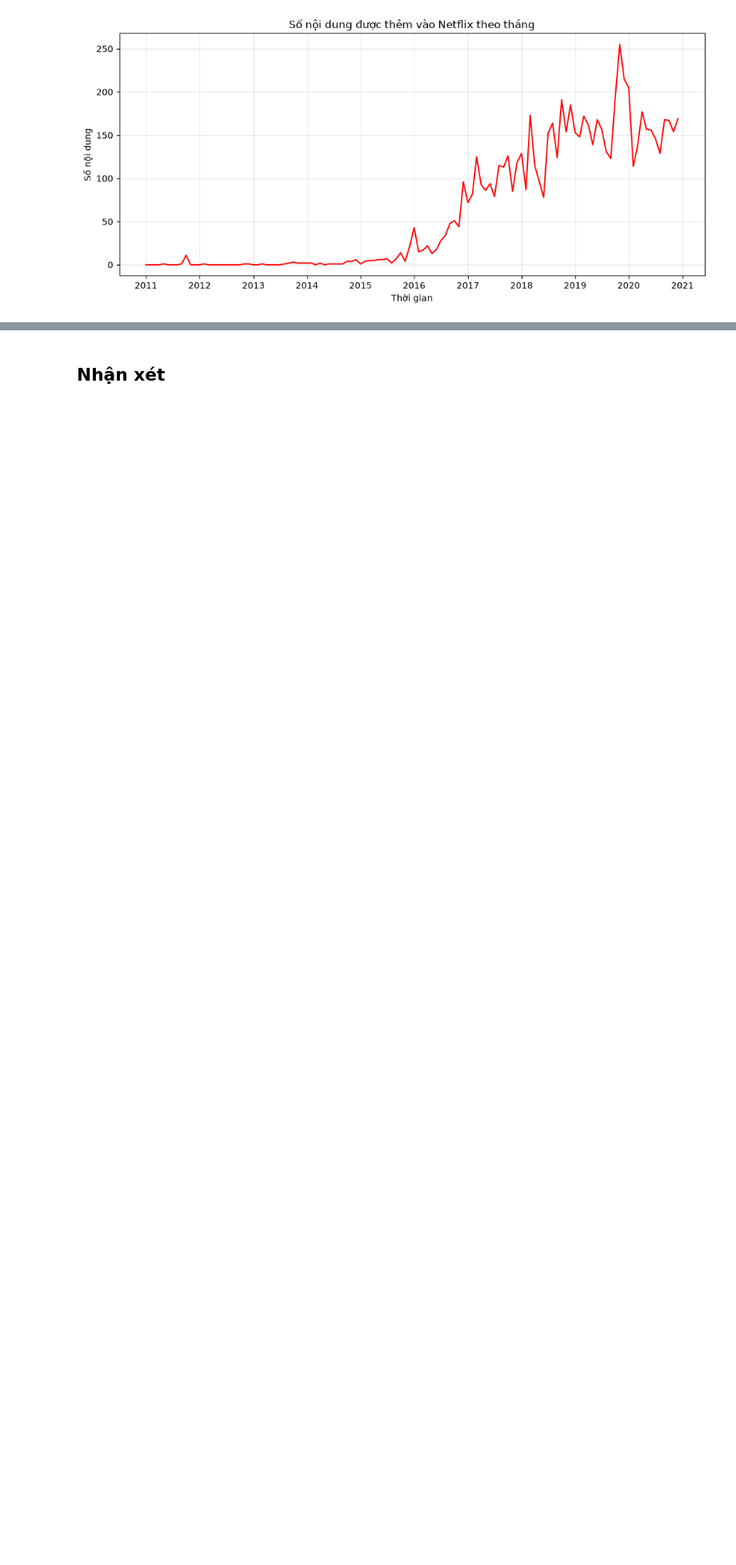
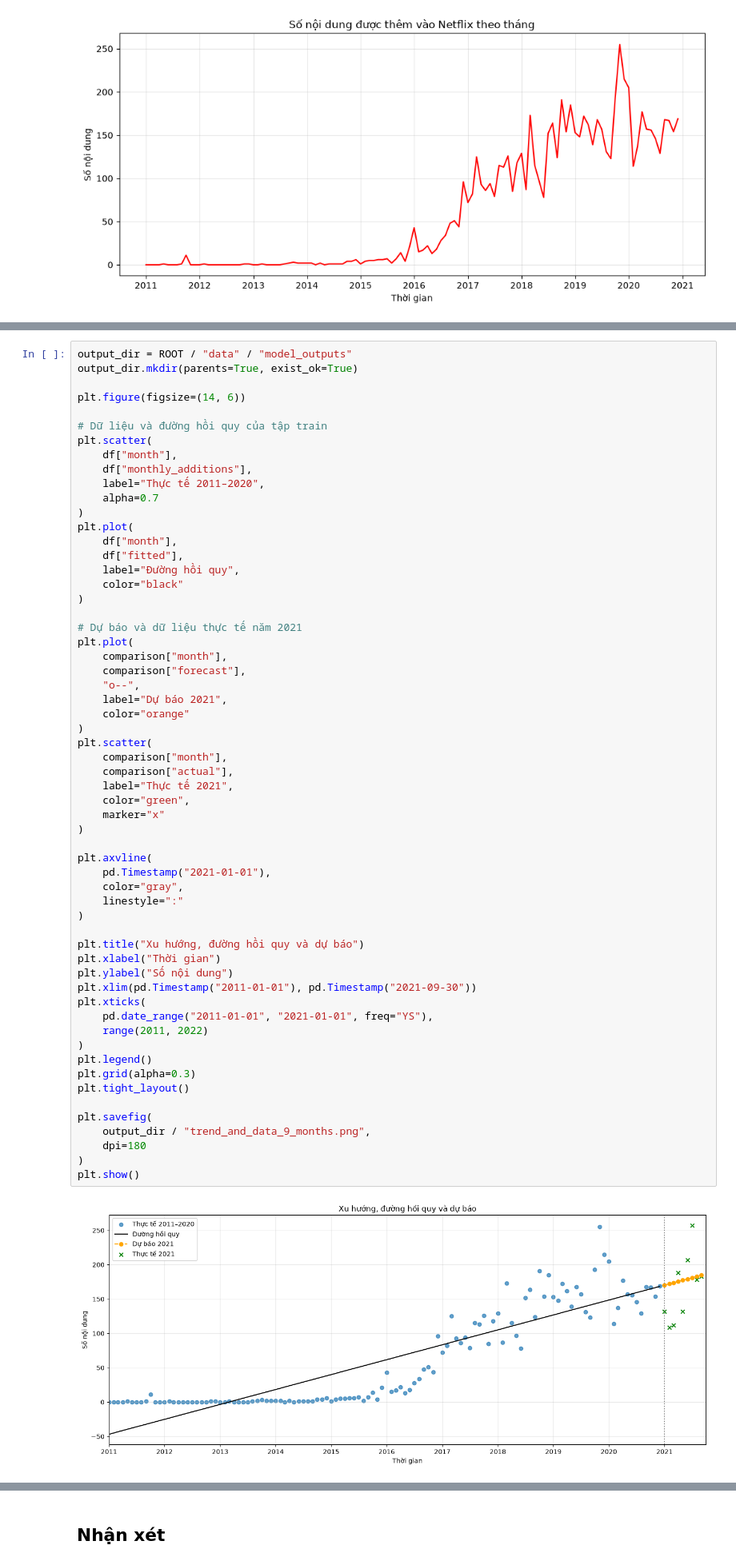
Before and after one commit to JPDeep4122/Project_DataVisualization, a Jupyter notebook: notebook/03_model.ipynb, the cells around one changed output, grey strips where cells are left out. Shown at 80% size. Cells and saved outputs as stored; diff of their text form; blank space fills up the shorter version.

```diff
--- a/notebook/03_model.ipynb
+++ b/notebook/03_model.ipynb
@@ -285,0 +227,61 @@ plt.show()
+# %%
+output_dir = ROOT / "data" / "model_outputs"
+output_dir.mkdir(parents=True, exist_ok=True)
+
+plt.figure(figsize=(14, 6))
+
+# Dữ liệu và đường hồi quy của tập train
+plt.scatter(
+    df["month"],
+    df["monthly_additions"],
+    label="Thực tế 2011–2020",
+    alpha=0.7
+)
+plt.plot(
+    df["month"],
+    df["fitted"],
+    label="Đường hồi quy",
+    color="black"
+)
+
+# Dự báo và dữ liệu thực tế năm 2021
+plt.plot(
+    comparison["month"],
+    comparison["forecast"],
+    "o--",
+    label="Dự báo 2021",
+    color="orange"
+)
+plt.scatter(
+    comparison["month"],
+    comparison["actual"],
+    label="Thực tế 2021",
+    color="green",
+    marker="x"
+)
+
+plt.axvline(
+    pd.Timestamp("2021-01-01"),
+    color="gray",
+    linestyle=":"
+)
+
+plt.title("Xu hướng, đường hồi quy và dự báo")
+plt.xlabel("Thời gian")
+plt.ylabel("Số nội dung")
+plt.xlim(pd.Timestamp("2011-01-01"), pd.Timestamp("2021-09-30"))
+plt.xticks(
+    pd.date_range("2011-01-01", "2021-01-01", freq="YS"),
+    range(2011, 2022)
+)
+plt.legend()
+plt.grid(alpha=0.3)
+plt.tight_layout()
+
+plt.savefig(
+    output_dir / "trend_and_data_9_months.png",
+    dpi=180
+)
+plt.show()
+# %% [output]
+[figure, added]
```
Also changed, not shown: parts of 25 cells of this notebook.
